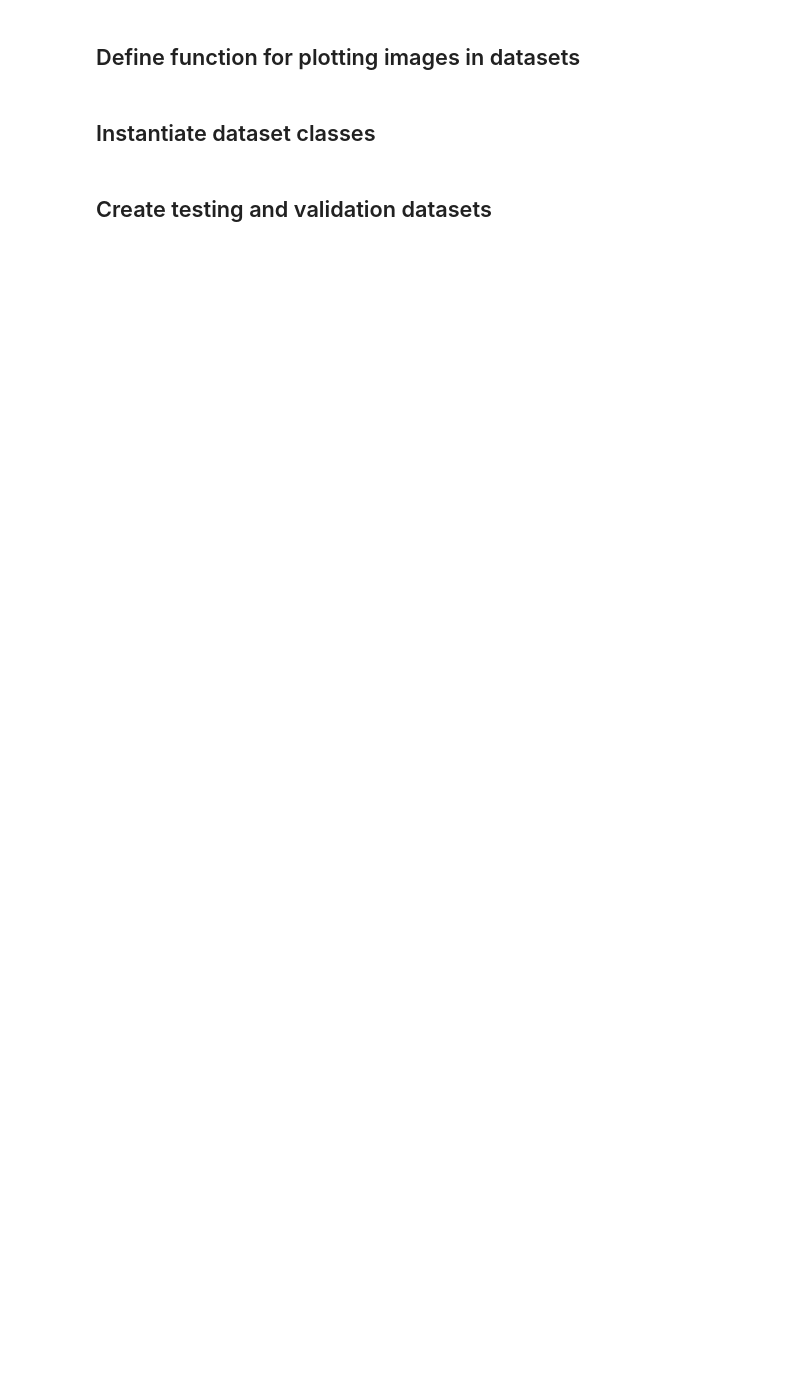
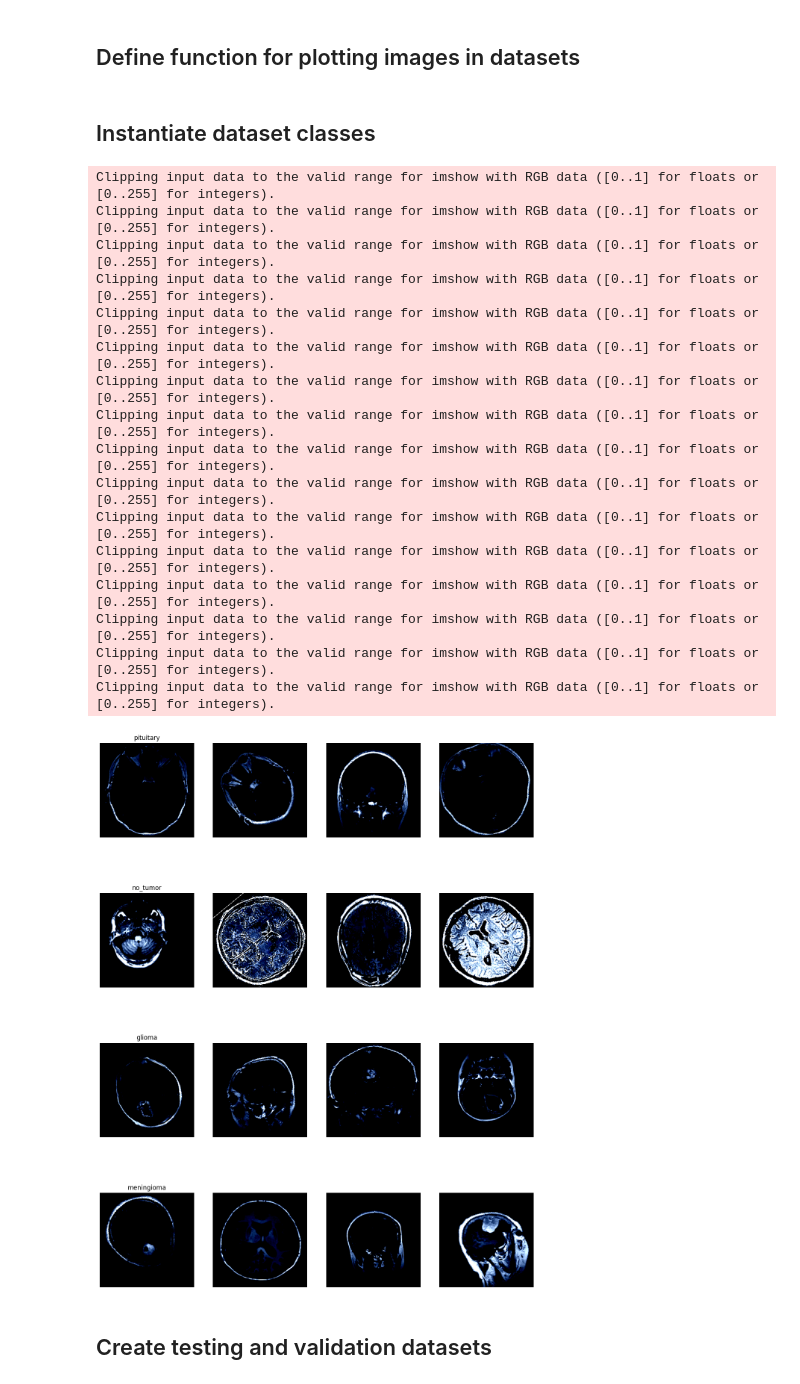
Before and after one commit to adisve/brain-tumor-classifier, a Jupyter notebook: brain_tumor_cnn.ipynb, the cells around one changed output. Saved outputs shown, nothing was run; the diff lists cells and outputs as text; code cells hidden in the pictures; blank space fills up the shorter version.

```diff
--- a/brain_tumor_cnn.ipynb
+++ b/brain_tumor_cnn.ipynb
@@ -128,0 +57,15 @@ plot_sample_images(dataset)
+# %%
+def get_dataset_info(data_dir):
+    image_paths = []
+    labels = []
+    for class_name in os.listdir(data_dir):
+        class_dir = os.path.join(data_dir, class_name)
+        if os.path.isdir(class_dir):
+            for image_name in os.listdir(class_dir):
+                image_path = os.path.join(class_dir, image_name)
+                image_paths.append(image_path)
+                labels.append(class_name)
+    return image_paths, labels
+
+train_image_paths, train_labels = get_dataset_info(TRAIN_DIR)
+test_image_paths, test_labels = get_dataset_info(TEST_DIR)
@@ -129,2 +132,25 @@ plot_sample_images(dataset)
+# %%
+train_dataset = BrainTumorDataset(image_paths=train_image_paths, labels=train_labels, is_training=True)
+test_dataset_full = BrainTumorDataset(image_paths=test_image_paths, labels=test_labels, is_training=False)
+
+plot_sample_images(train_dataset)
+# %% [output]
+Clipping input data to the valid range for imshow with RGB data ([0..1] for floats or [0..255] for integers).
+Clipping input data to the valid range for imshow with RGB data ([0..1] for floats or [0..255] for integers).
+Clipping input data to the valid range for imshow with RGB data ([0..1] for floats or [0..255] for integers).
+Clipping input data to the valid range for imshow with RGB data ([0..1] for floats or [0..255] for integers).
+Clipping input data to the valid range for imshow with RGB data ([0..1] for floats or [0..255] for integers).
+Clipping input data to the valid range for imshow with RGB data ([0..1] for floats or [0..255] for integers).
+Clipping input data to the valid range for imshow with RGB data ([0..1] for floats or [0..255] for integers).
+Clipping input data to the valid range for imshow with RGB data ([0..1] for floats or [0..255] for integers).
+Clipping input data to the valid range for imshow with RGB data ([0..1] for floats or [0..255] for integers).
+Clipping input data to the valid range for imshow with RGB data ([0..1] for floats or [0..255] for integers).
+Clipping input data to the valid range for imshow with RGB data ([0..1] for floats or [0..255] for integers).
+Clipping input data to the valid range for imshow with RGB data ([0..1] for floats or [0..255] for integers).
+Clipping input data to the valid range for imshow with RGB data ([0..1] for floats or [0..255] for integers).
+Clipping input data to the valid range for imshow with RGB data ([0..1] for floats or [0..255] for integers).
+Clipping input data to the valid range for imshow with RGB data ([0..1] for floats or [0..255] for integers).
+Clipping input data to the valid range for imshow with RGB data ([0..1] for floats or [0..255] for integers).
+[figure, added]
 # %% [markdown]
 ## Create testing and validation datasets
```
Also changed, not shown: parts of 18 cells of this notebook, 3 other files.
